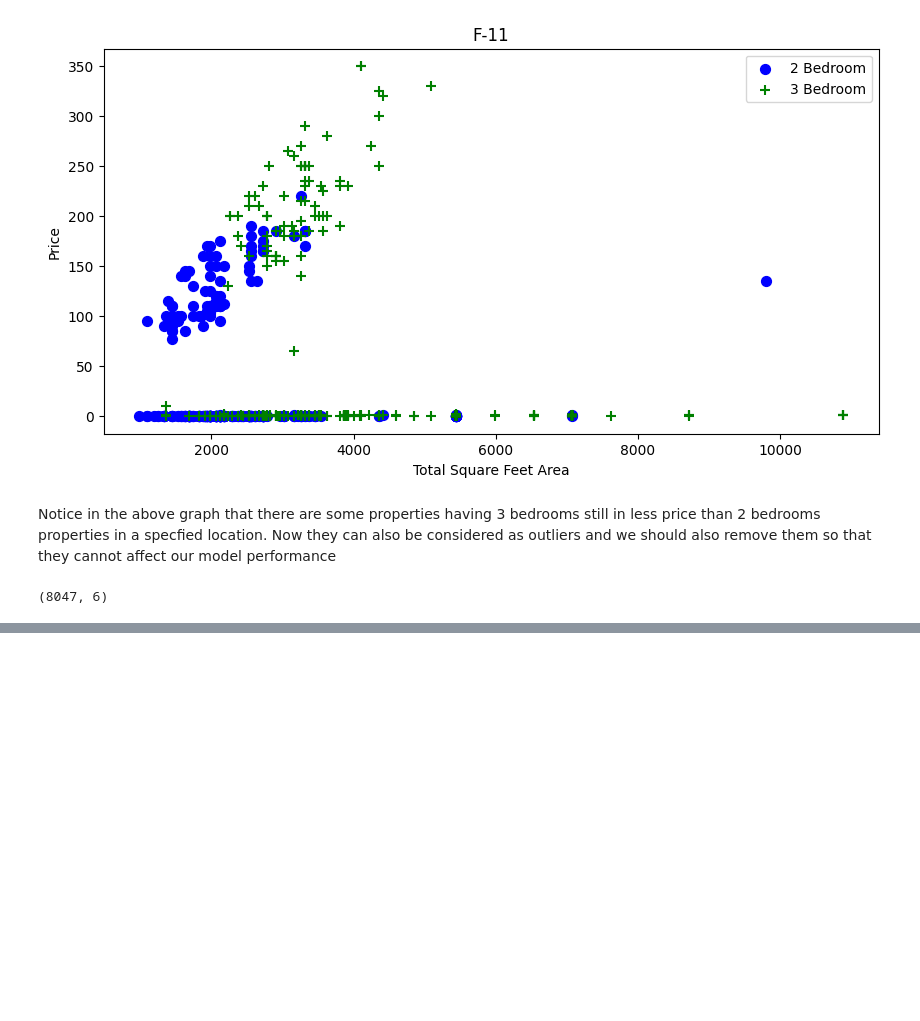
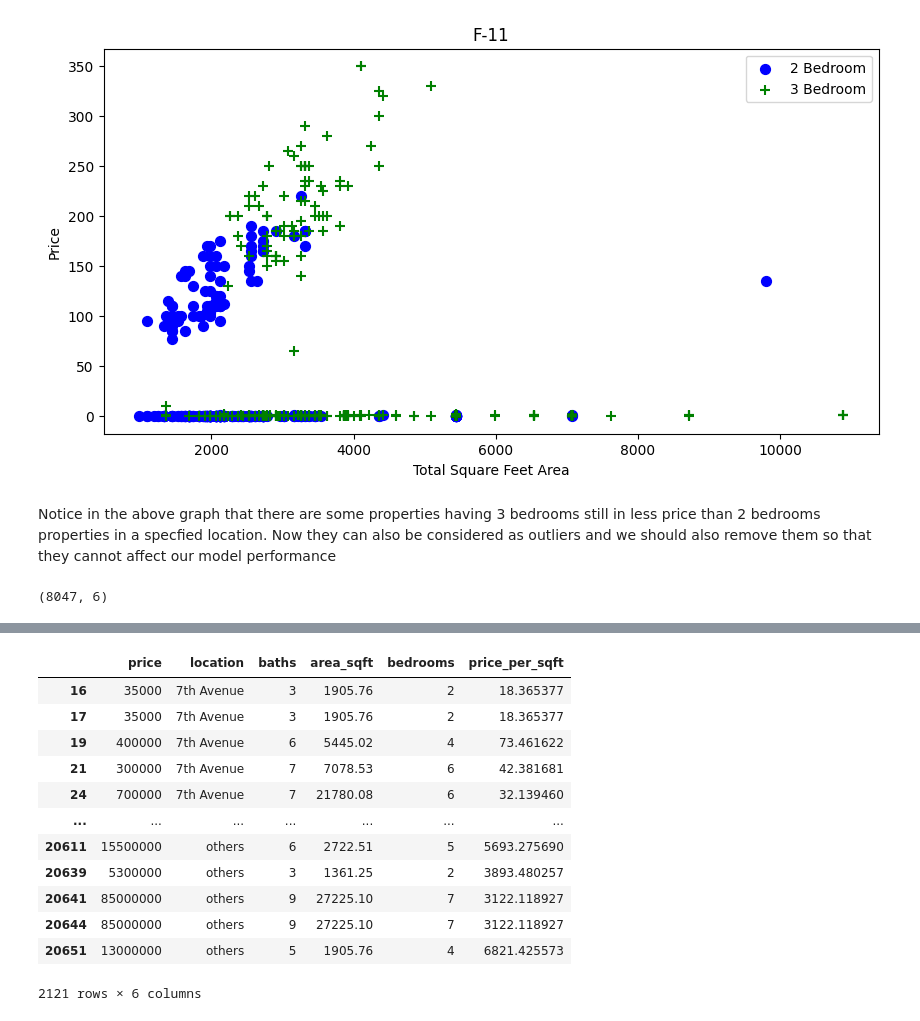
Before and after one commit to razzaq-99/Pakistan-s-Top-Cities-Property-Price-Prediction, a Jupyter notebook: Islamabad_property_price_prediction.ipynb, the cells around one changed output, grey strips where cells are left out. Cells and saved outputs as stored; diff of their text form; code cells hidden in the pictures; blank space fills up the shorter version.

```diff
--- a/Islamabad_property_price_prediction.ipynb
+++ b/Islamabad_property_price_prediction.ipynb
@@ -285,0 +310,16 @@ df.shape
+# %%
+df[df['baths'] > df['bedrooms']]
+# %% [output]
+|  | price | location | baths | area_sqft | bedrooms | price_per_sqft |
+| 16 | 35000 | 7th Avenue | 3 | 1905.76 | 2 | 18.365377 |
+| 17 | 35000 | 7th Avenue | 3 | 1905.76 | 2 | 18.365377 |
+| 19 | 400000 | 7th Avenue | 6 | 5445.02 | 4 | 73.461622 |
+| 21 | 300000 | 7th Avenue | 7 | 7078.53 | 6 | 42.381681 |
+| 24 | 700000 | 7th Avenue | 7 | 21780.08 | 6 | 32.139460 |
+| ... | ... | ... | ... | ... | ... | ... |
+| 20611 | 15500000 | others | 6 | 2722.51 | 5 | 5693.275690 |
+| 20639 | 5300000 | others | 3 | 1361.25 | 2 | 3893.480257 |
+| 20641 | 85000000 | others | 9 | 27225.10 | 7 | 3122.118927 |
+| 20644 | 85000000 | others | 9 | 27225.10 | 7 | 3122.118927 |
+| 20651 | 13000000 | others | 5 | 1905.76 | 4 | 6821.425573 |
+2121 rows × 6 columns
```
Also changed, not shown: parts of 8 cells of this notebook.
